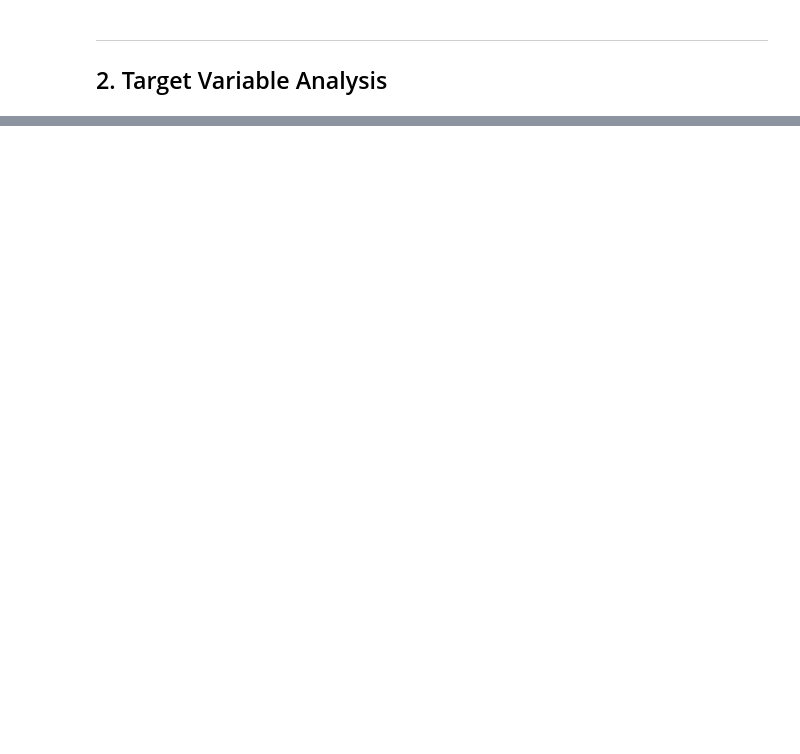
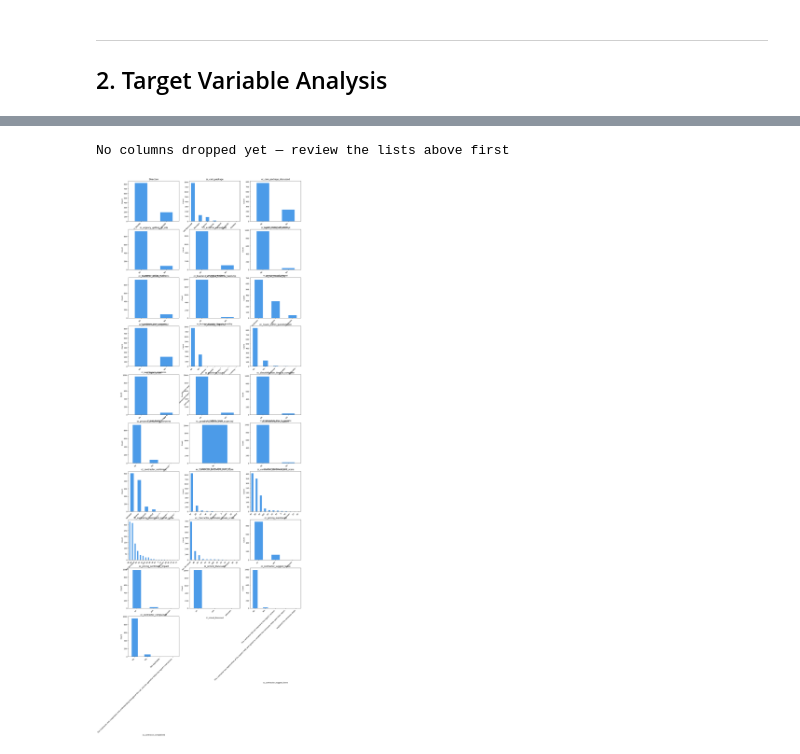
Before and after one commit to NIDHARSAN-V/Final_DS_MiniProject, a Jupyter notebook: notebooks/03_EDA/cc_calls_eda.ipynb, the cells around one changed output, grey strips where cells are left out. Cells and saved outputs as stored; diff of their text form; code cells hidden in the pictures; blank space fills up the shorter version.

```diff
--- a/notebooks/03_EDA/cc_calls_eda.ipynb
+++ b/notebooks/03_EDA/cc_calls_eda.ipynb
@@ -759,0 +358,15 @@ Saved to dataset/03_EDA/cc_calls/cc_calls_eda.csv
+# %%
+# Value counts summary for all categorical columns
+cat_summary = []
+for col in cat_cols:
+    vc = df[col].value_counts(normalize=True, dropna=False)
+    cat_summary.append({
+        'column':        col,
+        'unique_values': df[col].nunique(),
+        'top_category':  vc.index[0],
+        'top_%':         round(vc.iloc[0] * 100, 2),
+        'missing_%':     round(df[col].isna().mean() * 100, 2)
+    })
+
+cat_summary_df = pd.DataFrame(cat_summary).sort_values('top_%', ascending=False)
+cat_summary_df
@@ -759,0 +408,31 @@ Saved to dataset/03_EDA/cc_calls/cc_calls_eda.csv
+# %%
+# TAKE DECISION ── drop low-variance / high-cardinality columns if needed
+# cols_to_drop = low_var_cols + high_card_cols
+# df.drop(columns=cols_to_drop, inplace=True)
+# cat_cols = [c for c in cat_cols if c not in cols_to_drop]
+
+print('No columns dropped yet — review the lists above first')
+# %% [output]
+No columns dropped yet — review the lists above first
+# %%
+# Bar charts for categorical columns (max 50 unique values)
+cols_to_plot = [col for col in cat_cols if df[col].nunique() <= 50]
+
+if cols_to_plot:
+    n_cols_plot = 3
+    n_rows_plot = math.ceil(len(cols_to_plot) / n_cols_plot)
+
+    plt.figure(figsize=(18, 5 * n_rows_plot))
+    for i, col in enumerate(cols_to_plot, 1):
+        plt.subplot(n_rows_plot, n_cols_plot, i)
+        vc = df[col].value_counts().head(20)
+        vc.plot(kind='bar', color='#4C9BE8', edgecolor='white')
+        plt.title(col)
+        plt.xticks(rotation=45, ha='right')
+        plt.ylabel('Count')
+    plt.tight_layout()
+    plt.show()
+else:
+    print('No categorical columns with <= 50 unique values to plot')
+# %% [output]
+[figure, added]
```
Also changed, not shown: parts of 123 cells of this notebook, 13 other files.
